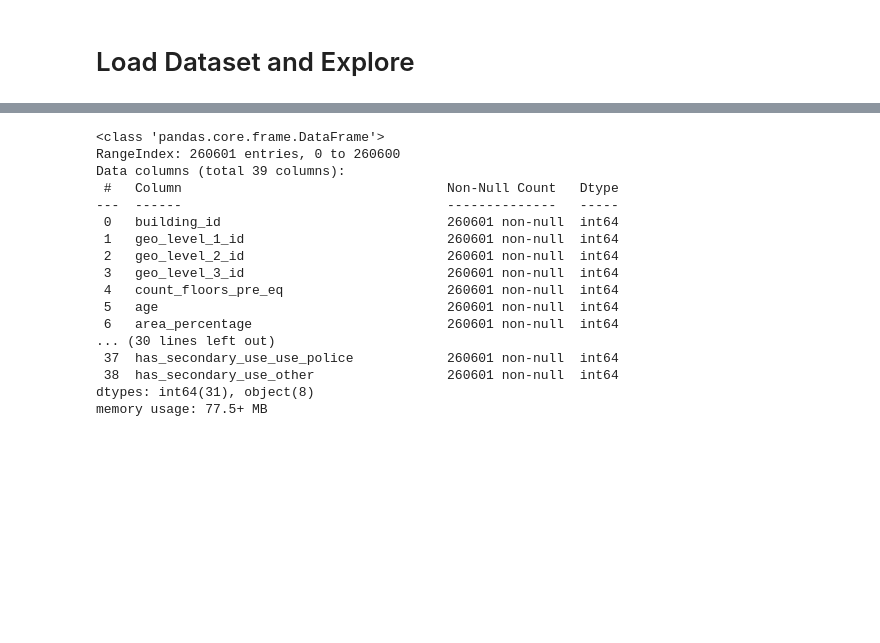
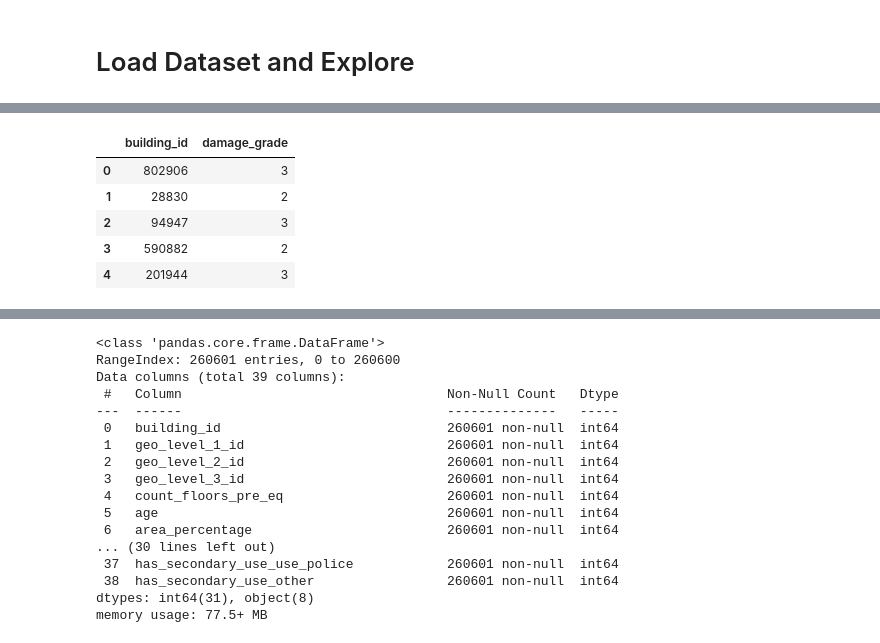
Before and after one commit to mrvdmrts/-Modeling_Earthquake_Damage, a Jupyter notebook: main.ipynb, the cells around one changed output, grey strips where cells are left out. Saved outputs shown, nothing was run; the diff lists cells and outputs as text; code cells hidden in the pictures; blank space fills up the shorter version.

```diff
--- a/main.ipynb
+++ b/main.ipynb
@@ -15,0 +22,10 @@ train_labels=load_data("data/raw_data/train_labels.csv")
+# %%
+train_labels=pd.read_csv("data/raw_data/train_labels.csv")
+train_labels.head()
+# %% [output]
+|  | building_id | damage_grade |
+| 0 | 802906 | 3 |
+| 1 | 28830 | 2 |
+| 2 | 94947 | 3 |
+| 3 | 590882 | 2 |
+| 4 | 201944 | 3 |
```
Also changed, not shown: parts of 15 cells of this notebook, 3 other files.
